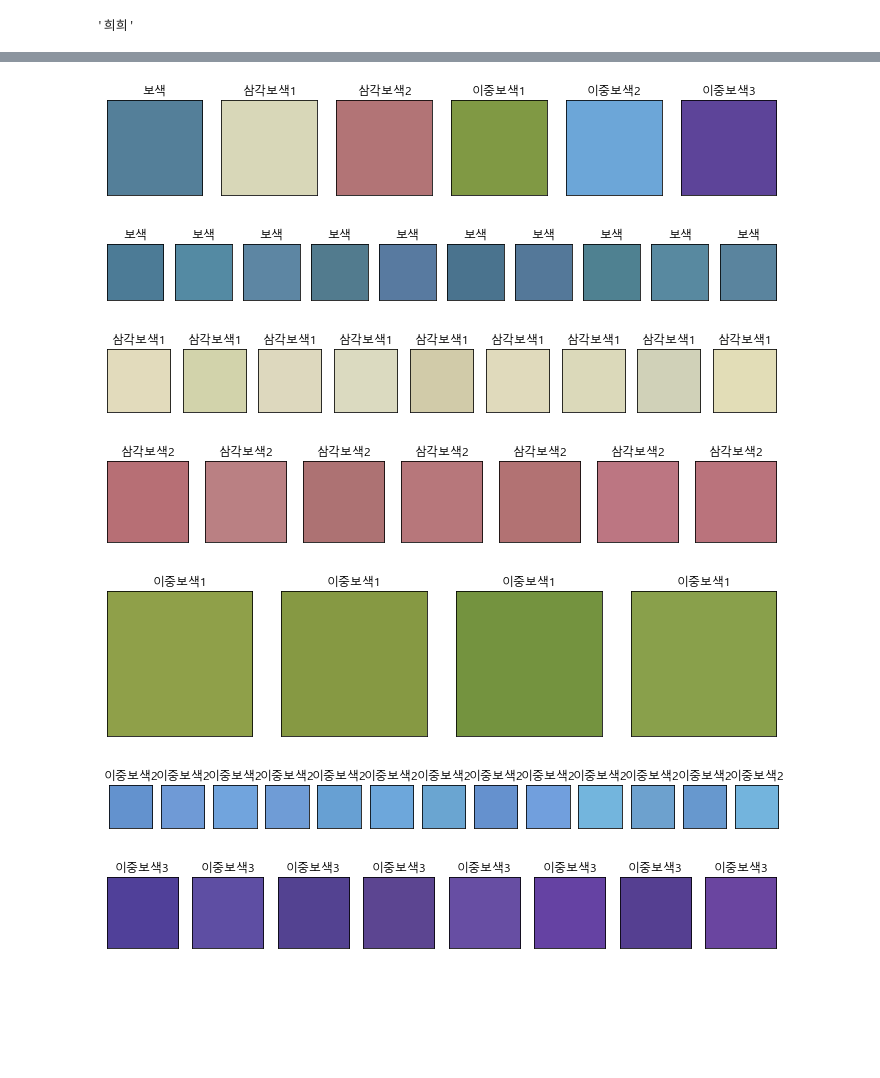
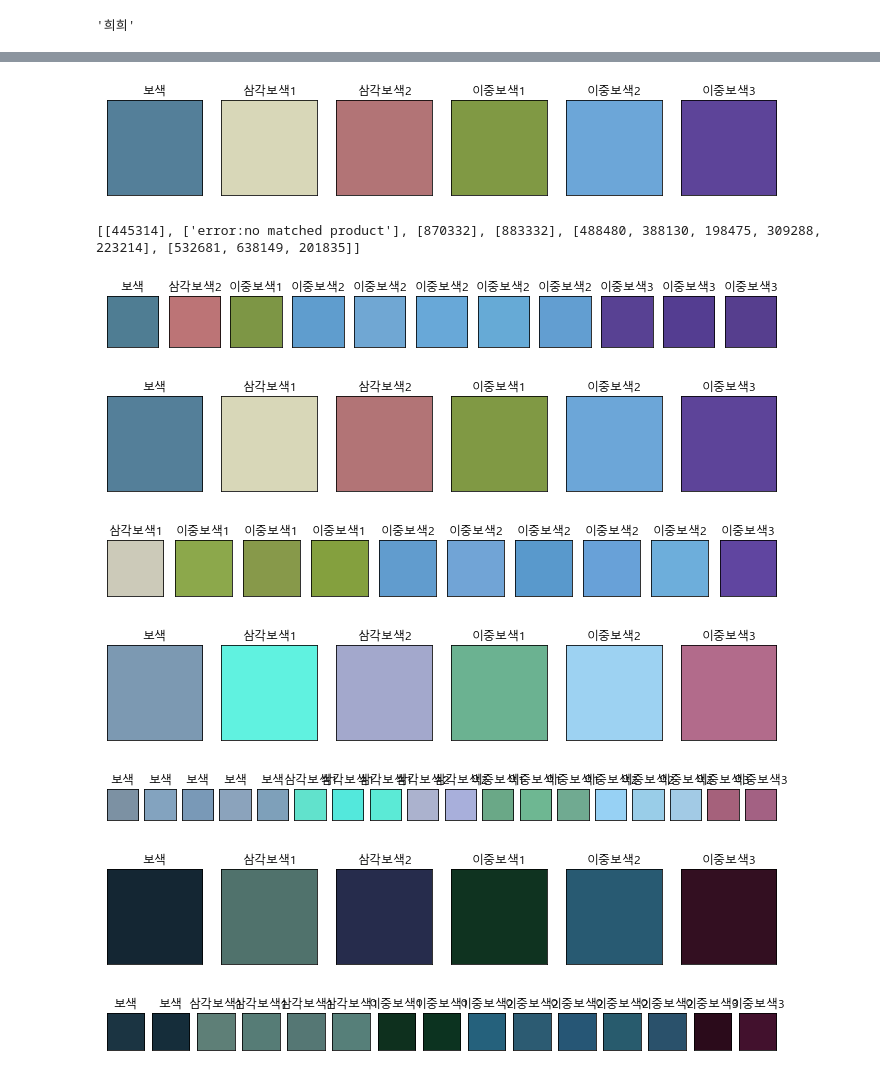
Before and after one commit to slmteruto/CAI, a Jupyter notebook: jay/personal_color_palette.ipynb, the cells around one changed output, grey strips where cells are left out. Saved outputs shown, nothing was run; the diff lists cells and outputs as text; code cells hidden in the pictures; blank space fills up the shorter version.

Commit message:
매칭상품없는경우 예외처리 및 클래스로 코드 작성

```diff
--- a/jay/personal_color_palette.ipynb
+++ b/jay/personal_color_palette.ipynb
@@ -129,7 +140,7 @@ def color_palette(person_HSV):
                             v_list.append(V-v_SummerAutumn_plus[i])
 
         # 쿨톤
-        elif (H >= 0 and H <= 25) or (H >= 207 and H <= 359) :
+        elif (H >= 0 and H < 26) or (H > 206 and H <= 360) :
             # 쿨톤 HUE 변경
             for hue, i in zip(h_cool_plus, range(6)):
                 if H+hue <= 359:
@@ -311,7 +323,7 @@ np.unique(CODE).shape
 def palette_matched_prdt(personal_palette, labels):
     try:
         show_colors(personal_palette, labels) # 팔레트 컬러 시각화 함수
-        error_range = [10, 5, 5] # 색매칭 오차범위 변수담기
+        error_range = [5, 5, 5] # 색매칭 오차범위 변수담기
         matched_prdt = [] # 팔레트 총 추천상품 담을 변수
 
         for i in range(len(personal_palette)):
@@ -323,9 +335,13 @@ def palette_matched_prdt(personal_palette, labels):
             S_idx = (HSV_sample[:, :, 1]<(s+error_range[1]))&(HSV_sample[:, :, 1]>(s-error_range[1]))
             V_idx = (HSV_sample[:, :, 2]<(v+error_range[2]))&(HSV_sample[:, :, 2]>(v-error_range[2]))
 
-            # fancy indexing으로 상품코드 찾기
-            for j in range(HSV_sample[(H_idx&S_idx&V_idx)].shape[0]):
-                prdt_codes.append(HSV_sample[(H_idx&S_idx&V_idx)][:,3][j])
+            # 매칭되는 값이 없을경우 예외처리
+            if HSV_sample[(H_idx&S_idx&V_idx)].shape[0] == 0:
+                prdt_codes.append("error:no matched product")
+            else:
+                # fancy indexing으로 상품코드 찾기
+                for j in range(HSV_sample[(H_idx&S_idx&V_idx)].shape[0]):
+                    prdt_codes.append(HSV_sample[(H_idx&S_idx&V_idx)][:,3][j])
 
             matched_prdt.append(prdt_codes)
 
@@ -334,25 +350,23 @@ def palette_matched_prdt(personal_palette, labels):
 
     return matched_prdt
 # %%
-## 실행코드
+## 함수 실행코드
 hsv = [27, 45, 80]
 labels = ["보색", "삼각보색1", "삼각보색2", "이중보색1", "이중보색2", "이중보색3"]
 
 # 팔레트 매칭 상품추출 함수
 matched_prdt = palette_matched_prdt(color_palette(hsv), labels)
 
 ## 추출된 상품 색 확인하기
+prdt_list, label = [], []
 for i in range(len(matched_prdt)):
-    prdt_list = []
-    for j in range(len(matched_prdt[i])):
-        prdt = HSV_sample[matched_prdt[i][j] == HSV_sample[:, :, 3]]
-        prdt_list.append([prdt[0][0], prdt[0][1], prdt[0][2]])
-    show_colors(prdt_list, labels = [labels[i]]*len(prdt_list))
+    if matched_prdt[i][0] != "error:no matched product":
+        for j in range(len(matched_prdt[i])):
+            prdt = HSV_sample[matched_prdt[i][j] == HSV_sample[:, :, 3]]
+            prdt_list.append([prdt[0][0], prdt[0][1], prdt[0][2]])
+            label.append(labels[i])
+show_colors(prdt_list, label)
 # %% [output]
 [figure]
+[[445314], ['error:no matched product'], [870332], [883332], [488480, 388130, 198475, 309288, 223214], [532681, 638149, 201835]]
-[figure, old version]
+[figure, new version]
-[figure, removed]
-[figure, removed]
-[figure, removed]
-[figure, removed]
-[figure, removed]
@@ -358,0 +593,35 @@ for i in range(len(matched_prdt)):
+# %%
+## 클래스 실행 테스트
+############################################################ 색매칭용 HSV 샘플 생성
+x, y = 50, 150
+np.random.seed(0)
+H = np.random.randint(0, 359, size=(x, y))
+S = np.random.randint(1, 99, size=(x, y))
+V = np.random.randint(1, 99, size=(x, y))
+CODE = np.random.randint(100000, 999999, size=(x, y))
+
+HSV_sample = np.dstack((H, S, V, CODE))
+############################################################
+
+hsv_list = [[27, 45, 80], [22, 30, 90], [19, 20, 60]]
+for hsv in hsv_list:
+    pcp = PersonalColorPalette()
+    pcp.show_colors(pcp.color_palette(hsv))
+    matched_prdt = pcp.palette_matched_prdt(pcp.color_palette(hsv))
+
+    ## 추출된 상품 색 확인하기
+    prdt_list, label = [], []
+    for i in range(len(matched_prdt)):
+        if matched_prdt[i][0] != "error:no matched product":
+            for j in range(len(matched_prdt[i])):
+                prdt = HSV_sample[matched_prdt[i][j] == HSV_sample[:, :, 3]]
+                prdt_list.append([prdt[0][0], prdt[0][1], prdt[0][2]])
+                label.append(labels[i])
+    show_colors(prdt_list, label)
+# %% [output]
+[figure, added]
+[figure, added]
+[figure, added]
+[figure, added]
+[figure, added]
+[figure, added]
```
Also changed, not shown: parts of 7 cells of this notebook.
